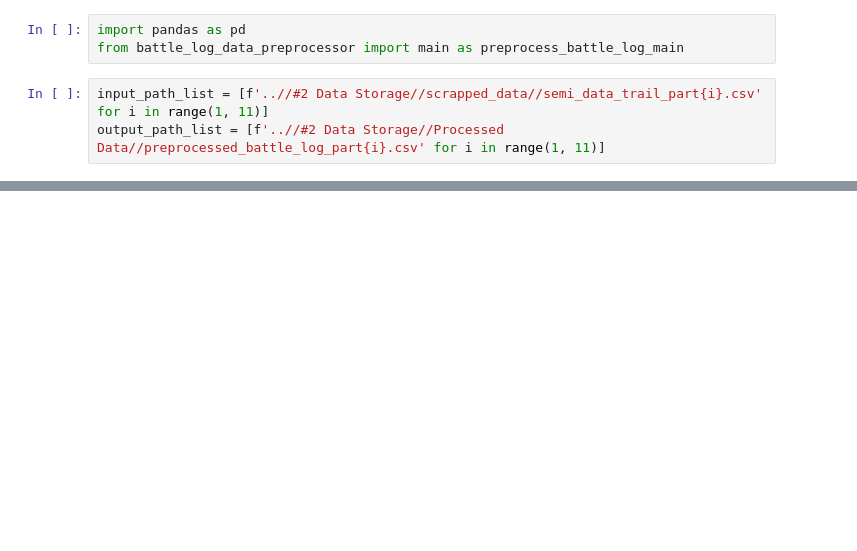
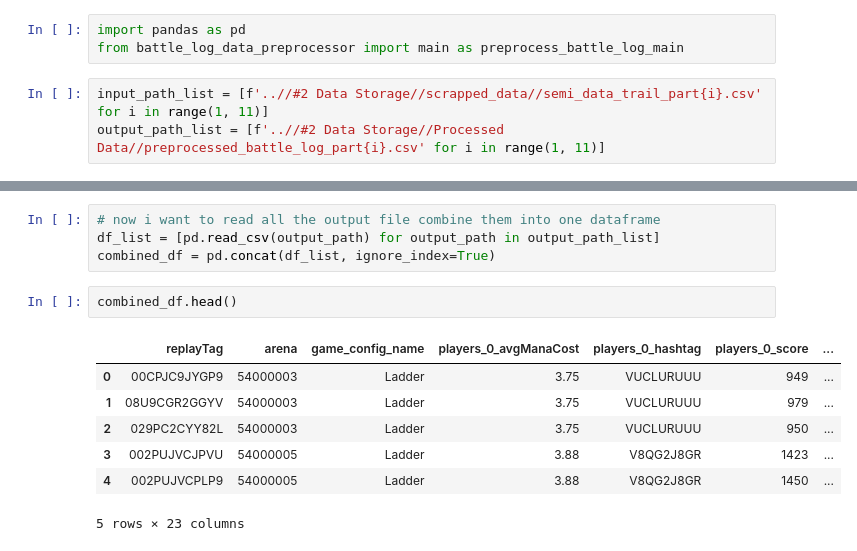
Before and after one commit to raisserv2/dcv_project, a Jupyter notebook: #3 Data Cleaning/data_full_batch-cleaner.ipynb, the cells around one changed output, grey strips where cells are left out. Drawn from its saved outputs; the diff is of its cells as text; blank space fills up the shorter version.

```diff
--- a/#3 Data Cleaning/data_full_batch-cleaner.ipynb
+++ b/#3 Data Cleaning/data_full_batch-cleaner.ipynb
@@ -27,0 +28,14 @@ Processed 'players_0_spells'.
+# %%
+# now i want to read all the output file combine them into one dataframe
+df_list = [pd.read_csv(output_path) for output_path in output_path_list]
+combined_df = pd.concat(df_list, ignore_index=True)
+# %%
+combined_df.head()
+# %% [output]
+|  | replayTag | arena | game_config_name | players_0_avgManaCost | players_0_hashtag | players_0_score | ... |
+| 0 | 00CPJC9JYGP9 | 54000003 | Ladder | 3.75 | VUCLURUUU | 949 | ... |
+| 1 | 08U9CGR2GGYV | 54000003 | Ladder | 3.75 | VUCLURUUU | 979 | ... |
+| 2 | 029PC2CYY82L | 54000003 | Ladder | 3.75 | VUCLURUUU | 950 | ... |
+| 3 | 002PUJVCJPVU | 54000005 | Ladder | 3.88 | V8QG2J8GR | 1423 | ... |
+| 4 | 002PUJVCPLP9 | 54000005 | Ladder | 3.88 | V8QG2J8GR | 1450 | ... |
+5 rows × 23 columns
```
Also changed, not shown: parts of 5 cells of this notebook, 3 other files.
